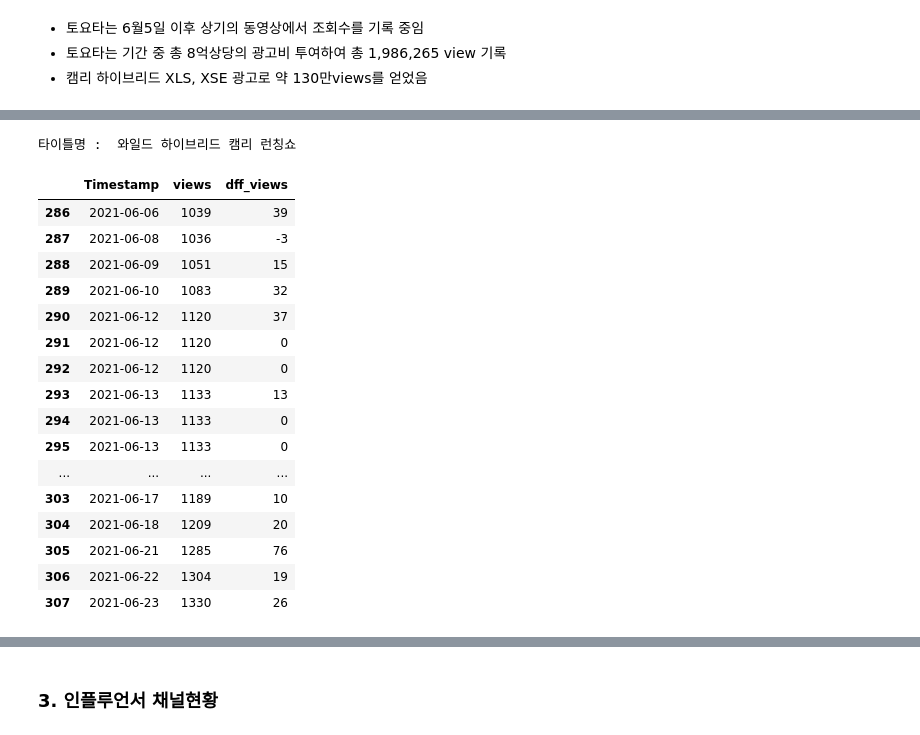
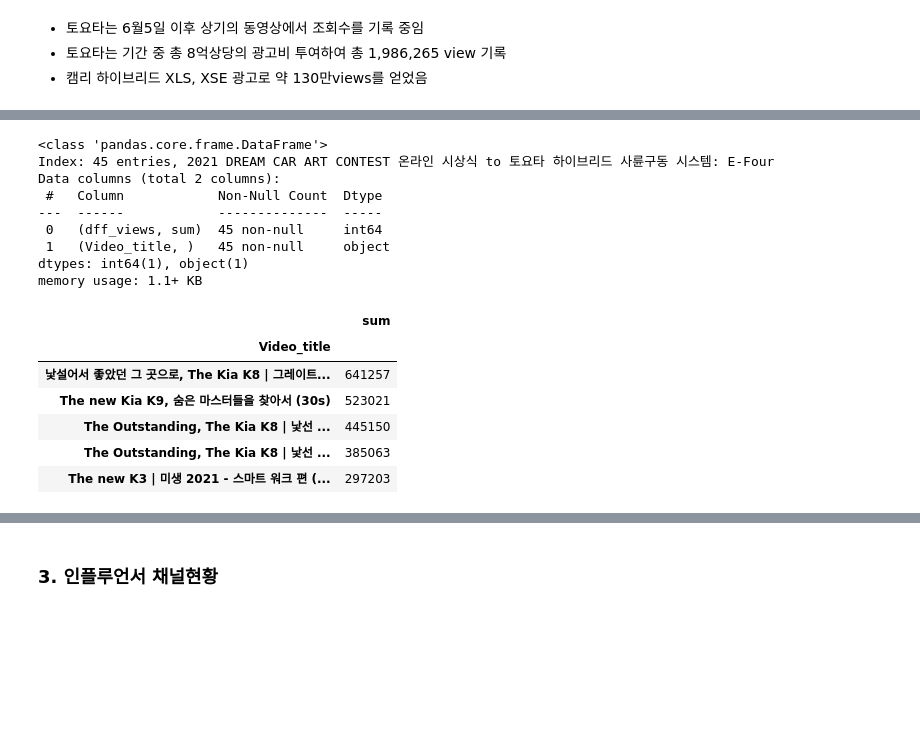
Before and after one commit to JeonghyunKo/crawling-repo-1, a Jupyter notebook: 10_Dashboard.ipynb, the cells around one changed output, grey strips where cells are left out. Cells and saved outputs as stored; diff of their text form; code cells hidden in the pictures; blank space fills up the shorter version.

```diff
--- a/10_Dashboard.ipynb
+++ b/10_Dashboard.ipynb
@@ -540,23 +508,27 @@ rlt8[rlt8['Video_title'] == v_titles[13]]
+# %%
+sum_titles.info()
+# %% [output]
+<class 'pandas.core.frame.DataFrame'>
+Index: 45 entries, 2021 DREAM CAR ART CONTEST 온라인 시상식 to 토요타 하이브리드 사륜구동 시스템: E-Four
+Data columns (total 2 columns):
+ #   Column            Non-Null Count  Dtype
+---  ------            --------------  -----
+ 0   (dff_views, sum)  45 non-null     int64
+ 1   (Video_title, )   45 non-null     object
+dtypes: int64(1), object(1)
+memory usage: 1.1+ KB
 # %%
-# 일별조회수 추이
-print("타이틀명 : ", v_titles[13])
-rlt8[rlt8['Video_title'] == v_titles[13]][["Timestamp", 'views', 'dff_views']] # 첫번째동영상
+# 동영상별 일별조회수 추이 / TOP 5
-# %% [output]
-타이틀명 :  와일드 하이브리드 캠리 런칭쇼
-|  | Timestamp | views | dff_views |
-| 286 | 2021-06-06 | 1039 | 39 |
-| 287 | 2021-06-08 | 1036 | -3 |
-| 288 | 2021-06-09 | 1051 | 15 |
-| 289 | 2021-06-10 | 1083 | 32 |
-| 290 | 2021-06-12 | 1120 | 37 |
-| 291 | 2021-06-12 | 1120 | 0 |
-| 292 | 2021-06-12 | 1120 | 0 |
-| 293 | 2021-06-13 | 1133 | 13 |
-| 294 | 2021-06-13 | 1133 | 0 |
-| 295 | 2021-06-13 | 1133 | 0 |
-| ... | ... | ... | ... |
-| 303 | 2021-06-17 | 1189 | 10 |
-| 304 | 2021-06-18 | 1209 | 20 |
-| 305 | 2021-06-21 | 1285 | 76 |
-| 306 | 2021-06-22 | 1304 | 19 |
-| 307 | 2021-06-23 | 1330 | 26 |
+# %%
+#최근 조횟수 TOP5
+sum_titles = rlt8[["Video_title", "dff_views"]].groupby(['Video_title']).agg([np.sum])
+sum_titles['Video_title'] = sum_titles.index
+sum_titles['dff_views'].sort_values(by = 'sum', ascending=False)[0:5]
+# %% [output]
+|  | sum |
+| Video_title |  |
+| 낯설어서 좋았던 그 곳으로, The Kia K8 | 그레이트... | 641257 |
+| The new Kia K9, 숨은 마스터들을 찾아서 (30s) | 523021 |
+| The Outstanding, The Kia K8 | 낯선 ... | 445150 |
+| The Outstanding, The Kia K8 | 낯선 ... | 385063 |
+| The new K3 | 미생 2021 - 스마트 워크 편 (... | 297203 |
```
Also changed, not shown: parts of 8 cells of this notebook.
